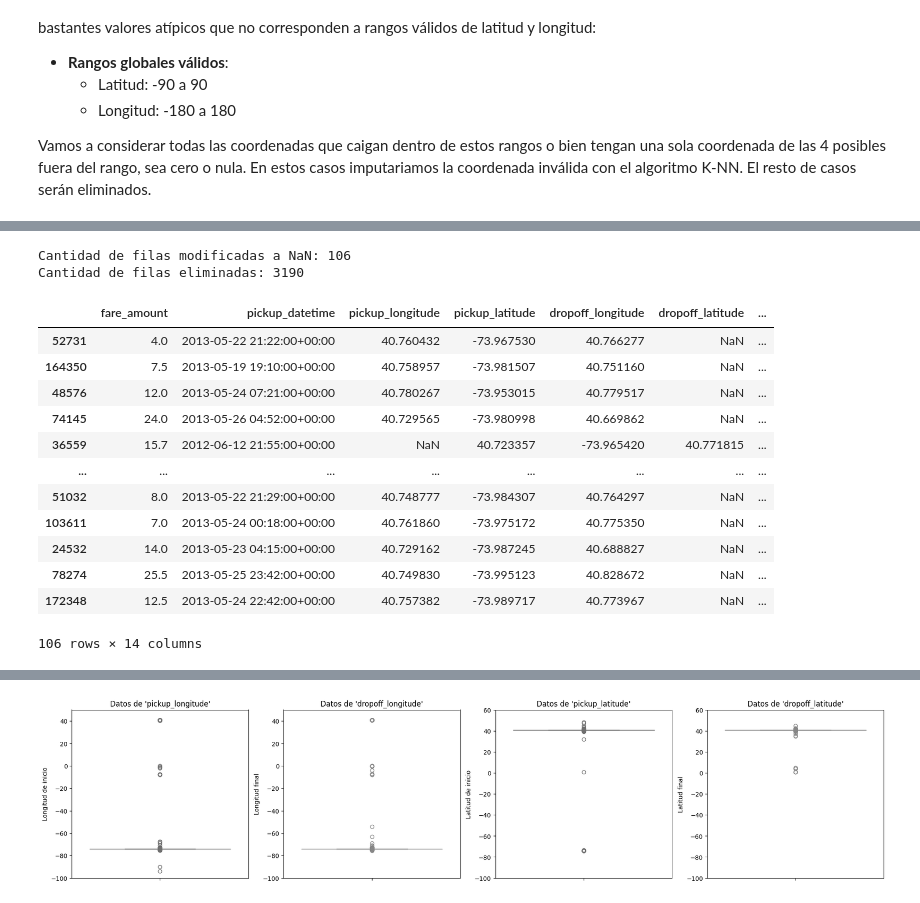
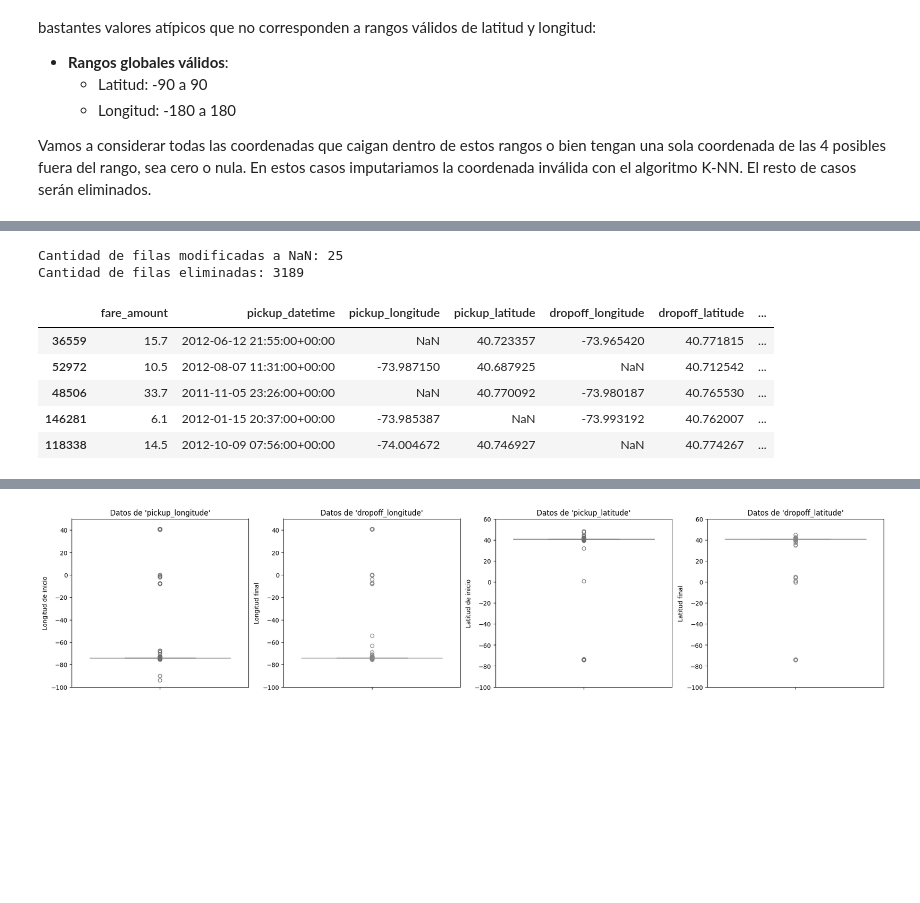
Before and after one commit to CaterinaMartinezD/AA1-TUIA-2025C1-Casado-MartinezDufour, a Jupyter notebook: TP-Regresion-AA1-2025C1.ipynb, the cells around one changed output, grey strips where cells are left out. Cells and saved outputs as stored; diff of their text form; code cells hidden in the pictures; blank space fills up the shorter version.

```diff
--- a/TP-Regresion-AA1-2025C1.ipynb
+++ b/TP-Regresion-AA1-2025C1.ipynb
@@ -273,7 +242,7 @@ for index, row in train_df.iterrows():
     if not (-90 <= row['pickup_latitude'] <= 90) or abs(row['pickup_latitude']) < 0.1 or pd.isna(row['pickup_latitude']):
         train_df.at[index, 'pickup_latitude'] = pd.NA
         invalid_count += 1
-    if not (-90 <= row['dropoff_latitude'] <= 90) or abs(row['dropoff_latitude'] < 0.1) or pd.isna(row['dropoff_latitude']):
+    if not (-90 <= row['dropoff_latitude'] <= 90) or abs(row['dropoff_latitude']) < 0.1 or pd.isna(row['dropoff_latitude']):
         train_df.at[index, 'dropoff_latitude'] = pd.NA
         invalid_count += 1
     if not (-180 <= row['pickup_longitude'] <= 180) or abs(row['pickup_longitude']) < 0.1 or pd.isna(row['pickup_longitude']):
@@ -293,25 +262,18 @@ print(f'Cantidad de filas modificadas a NaN: {modified_count}')
 final_rows = train_df.shape[0] # cantidad final de filas
 print(f'Cantidad de filas eliminadas: {initial_rows - final_rows}')
 # %% [output]
-Cantidad de filas modificadas a NaN: 106
-Cantidad de filas eliminadas: 3190
+Cantidad de filas modificadas a NaN: 25
+Cantidad de filas eliminadas: 3189
 # %%
 # mostrar las filas imputadas
-train_df[train_df['imputar'] == True]
+train_df[train_df['imputar'] == True].head()
 # %% [output]
 |  | fare_amount | pickup_datetime | pickup_longitude | pickup_latitude | dropoff_longitude | dropoff_latitude | ... |
-| 52731 | 4.0 | 2013-05-22 21:22:00+00:00 | 40.760432 | -73.967530 | 40.766277 | NaN | ... |
-| 164350 | 7.5 | 2013-05-19 19:10:00+00:00 | 40.758957 | -73.981507 | 40.751160 | NaN | ... |
-| 48576 | 12.0 | 2013-05-24 07:21:00+00:00 | 40.780267 | -73.953015 | 40.779517 | NaN | ... |
-| 74145 | 24.0 | 2013-05-26 04:52:00+00:00 | 40.729565 | -73.980998 | 40.669862 | NaN | ... |
 | 36559 | 15.7 | 2012-06-12 21:55:00+00:00 | NaN | 40.723357 | -73.965420 | 40.771815 | ... |
-| ... | ... | ... | ... | ... | ... | ... | ... |
-| 51032 | 8.0 | 2013-05-22 21:29:00+00:00 | 40.748777 | -73.984307 | 40.764297 | NaN | ... |
-| 103611 | 7.0 | 2013-05-24 00:18:00+00:00 | 40.761860 | -73.975172 | 40.775350 | NaN | ... |
-| 24532 | 14.0 | 2013-05-23 04:15:00+00:00 | 40.729162 | -73.987245 | 40.688827 | NaN | ... |
-| 78274 | 25.5 | 2013-05-25 23:42:00+00:00 | 40.749830 | -73.995123 | 40.828672 | NaN | ... |
-| 172348 | 12.5 | 2013-05-24 22:42:00+00:00 | 40.757382 | -73.989717 | 40.773967 | NaN | ... |
+| 52972 | 10.5 | 2012-08-07 11:31:00+00:00 | -73.987150 | 40.687925 | NaN | 40.712542 | ... |
+| 48506 | 33.7 | 2011-11-05 23:26:00+00:00 | NaN | 40.770092 | -73.980187 | 40.765530 | ... |
+| 146281 | 6.1 | 2012-01-15 20:37:00+00:00 | -73.985387 | NaN | -73.993192 | 40.762007 | ... |
+| 118338 | 14.5 | 2012-10-09 07:56:00+00:00 | -74.004672 | 40.746927 | NaN | 40.774267 | ... |
-106 rows × 14 columns
 # %%
 from sklearn.impute import KNNImputer
 
```
Also changed, not shown: parts of 36 cells of this notebook, 1 other file.
